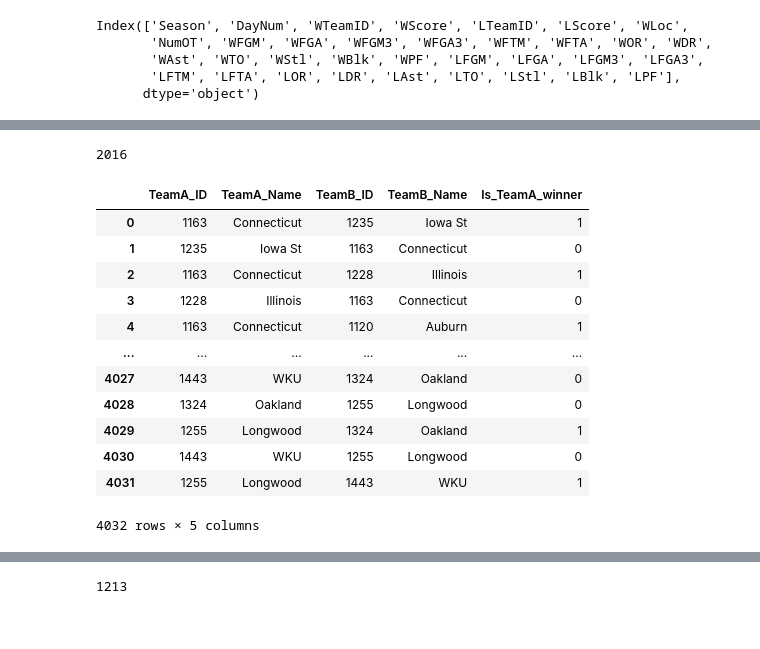
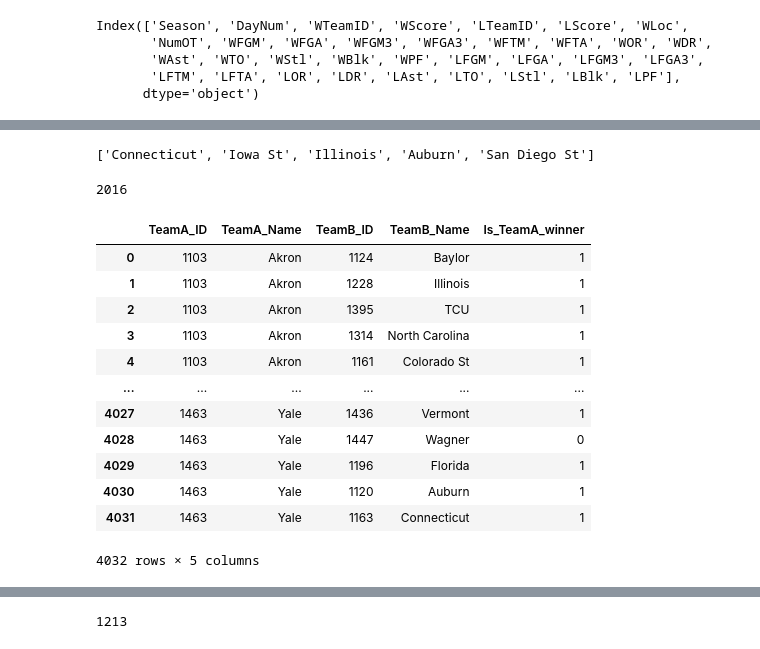
Before and after one commit to singhaditya8499/Machine-Learning, a Jupyter notebook: Projects/March-madness/final_final_model.ipynb, the cells around one changed output, grey strips where cells are left out. Saved outputs shown, nothing was run; the diff lists cells and outputs as text; code cells hidden in the pictures.

```diff
--- a/Projects/March-madness/final_final_model.ipynb
+++ b/Projects/March-madness/final_final_model.ipynb
@@ -299,8 +287,8 @@ teams_in_2024_average_stats = {}
 for team in tqdm(teams_in_2024):
     df_tmp_if_a_team = season_23_data_team_a_df[season_23_data_team_a_df.WTeamID == team][features_for_averaging]
     df_tmp_if_b_team = season_23_data_team_b_df[season_23_data_team_b_df.WTeamID == team][features_for_averaging]
-    average_if_a_team = df_tmp_if_a_team.describe().mean().values
-    average_if_b_team = df_tmp_if_b_team.describe().mean().values
+    average_if_a_team = df_tmp_if_a_team.iloc[:3,:].describe().mean().values
+    average_if_b_team = df_tmp_if_b_team.iloc[:3,:].describe().mean().values
     overall_average = (average_if_a_team + average_if_b_team)/2.0
     teams_in_2024_average_stats[team] = overall_average
 
@@ -311,8 +299,10 @@ prediction_score_differential = []
 teamsA = test_team_a_df.WTeamID.to_list()
 teamsB = test_team_b_df.WTeamID.to_list()
 for team_a, team_b in tqdm(zip(teamsA, teamsB), total=len(test_team_a_df)):
-    prediction = adv_model.predict([np.reshape(teams_in_2024_average_stats[team_a], (1,16)),
-                             np.reshape(teams_in_2024_average_stats[team_b], (1,16))], verbose=False)
+    team_a_features = np.concatenate([labelEncoder.transform([team_a]),teams_in_2024_average_stats[team_a]])
+    team_b_features = np.concatenate([labelEncoder.transform([team_b]),teams_in_2024_average_stats[team_b]])
+    prediction = adv_model.predict([np.reshape(team_a_features, (1,15)),
+                             np.reshape(team_b_features, (1,15))], verbose=False)
     prediction_score_differential.append(prediction)
 # %%
 actual_score_differential = []
@@ -350,3 +347,7 @@ list_of_team_names = [team_ids_to_name[x] for x in list_of_team_ids]
+# %%
+list_of_team_names[:5]
+# %% [output]
+['Connecticut', 'Iowa St', 'Illinois', 'Auburn', 'San Diego St']
 # %%
 total_teams = 64
 TeamA_ID = []
@@ -384,19 +385,20 @@ print(count)
 # %%
 final_submission = pd.DataFrame({'TeamA_ID': TeamA_ID, 'TeamA_Name': TeamA_Name, 'TeamB_ID': TeamB_ID,
                                 'TeamB_Name': TeamB_Name, 'Is_TeamA_winner': Is_TeamA_winner})
-# %%
-final_submission
-# %% [output]
-|  | TeamA_ID | TeamA_Name | TeamB_ID | TeamB_Name | Is_TeamA_winner |
-| 0 | 1163 | Connecticut | 1235 | Iowa St | 1 |
-| 1 | 1235 | Iowa St | 1163 | Connecticut | 0 |
-| 2 | 1163 | Connecticut | 1228 | Illinois | 1 |
-| 3 | 1228 | Illinois | 1163 | Connecticut | 0 |
-| 4 | 1163 | Connecticut | 1120 | Auburn | 1 |
-| ... | ... | ... | ... | ... | ... |
-| 4027 | 1443 | WKU | 1324 | Oakland | 0 |
-| 4028 | 1324 | Oakland | 1255 | Longwood | 0 |
-| 4029 | 1255 | Longwood | 1324 | Oakland | 1 |
-| 4030 | 1443 | WKU | 1255 | Longwood | 0 |
-| 4031 | 1255 | Longwood | 1443 | WKU | 1 |
-4032 rows × 5 columns
+# %%
+final_submission = final_submission.sort_values(by=['TeamA_ID']).reset_index(drop=True)
+final_submission
+# %% [output]
+|  | TeamA_ID | TeamA_Name | TeamB_ID | TeamB_Name | Is_TeamA_winner |
+| 0 | 1103 | Akron | 1124 | Baylor | 1 |
+| 1 | 1103 | Akron | 1228 | Illinois | 1 |
+| 2 | 1103 | Akron | 1395 | TCU | 1 |
+| 3 | 1103 | Akron | 1314 | North Carolina | 1 |
+| 4 | 1103 | Akron | 1161 | Colorado St | 1 |
+| ... | ... | ... | ... | ... | ... |
+| 4027 | 1463 | Yale | 1436 | Vermont | 1 |
+| 4028 | 1463 | Yale | 1447 | Wagner | 0 |
+| 4029 | 1463 | Yale | 1196 | Florida | 1 |
+| 4030 | 1463 | Yale | 1120 | Auburn | 1 |
+| 4031 | 1463 | Yale | 1163 | Connecticut | 1 |
+4032 rows × 5 columns
```
Also changed, not shown: parts of 15 cells of this notebook.
